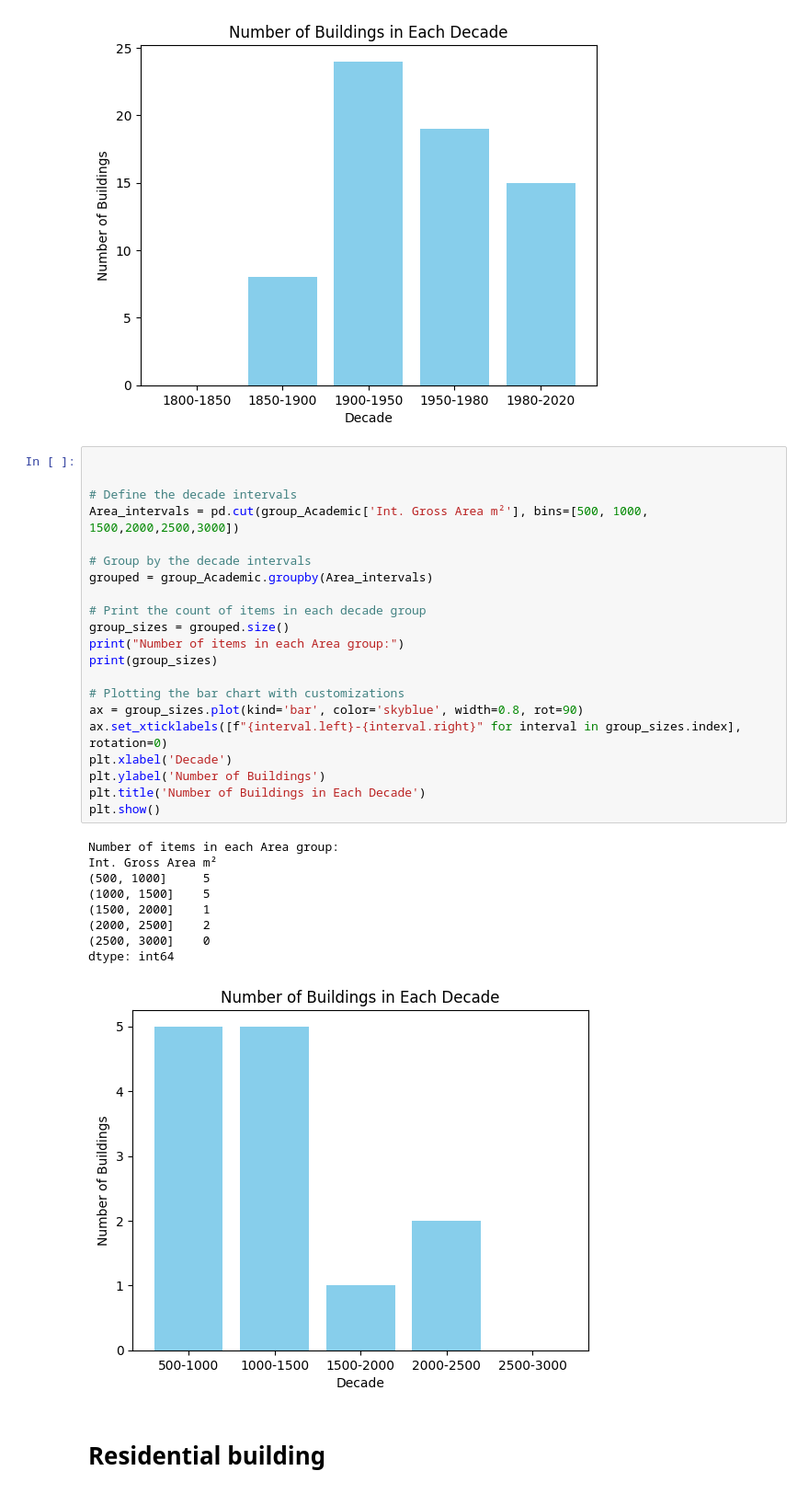
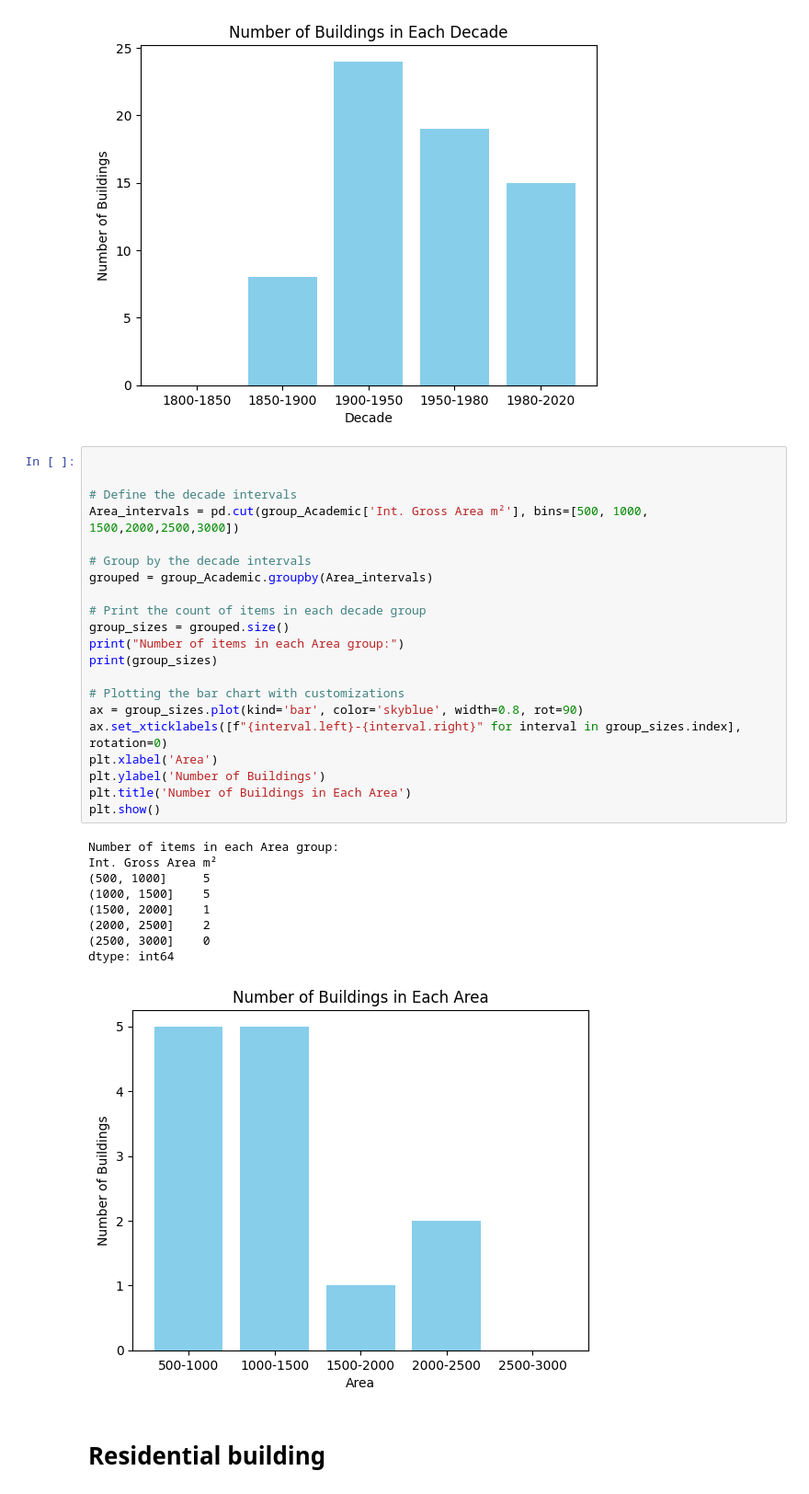
Before and after one commit to sajad95/Heat, a Jupyter notebook: Analyzing_the_ArchibusBuildingDetails_of_Uottawa.ipynb, the cells around one changed output. Shown: that part at 92% size. Saved outputs shown, nothing was run; the diff lists cells and outputs as text.

```diff
--- a/Analyzing_the_ArchibusBuildingDetails_of_Uottawa.ipynb
+++ b/Analyzing_the_ArchibusBuildingDetails_of_Uottawa.ipynb
@@ -100,34 +100,34 @@ dtype: int64
 # %%
 
 
 # Define the decade intervals
 Area_intervals = pd.cut(group_Academic['Int. Gross Area m²'], bins=[500, 1000, 1500,2000,2500,3000])
 
 # Group by the decade intervals
 grouped = group_Academic.groupby(Area_intervals)
 
 # Print the count of items in each decade group
 group_sizes = grouped.size()
 print("Number of items in each Area group:")
 print(group_sizes)
 
 # Plotting the bar chart with customizations
 ax = group_sizes.plot(kind='bar', color='skyblue', width=0.8, rot=90)
 ax.set_xticklabels([f"{interval.left}-{interval.right}" for interval in group_sizes.index], rotation=0)
-plt.xlabel('Decade')
+plt.xlabel('Area')
 plt.ylabel('Number of Buildings')
-plt.title('Number of Buildings in Each Decade')
+plt.title('Number of Buildings in Each Area')
 plt.show()
 # %% [output]
 Number of items in each Area group:
 Int. Gross Area m²
 (500, 1000]     5
 (1000, 1500]    5
 (1500, 2000]    1
 (2000, 2500]    2
 (2500, 3000]    0
 dtype: int64
-[figure, old version]
+[figure, new version]
 # %% [markdown]
 # Residential building
 # %%
```
Also changed, not shown: parts of 1 cell of this notebook.
